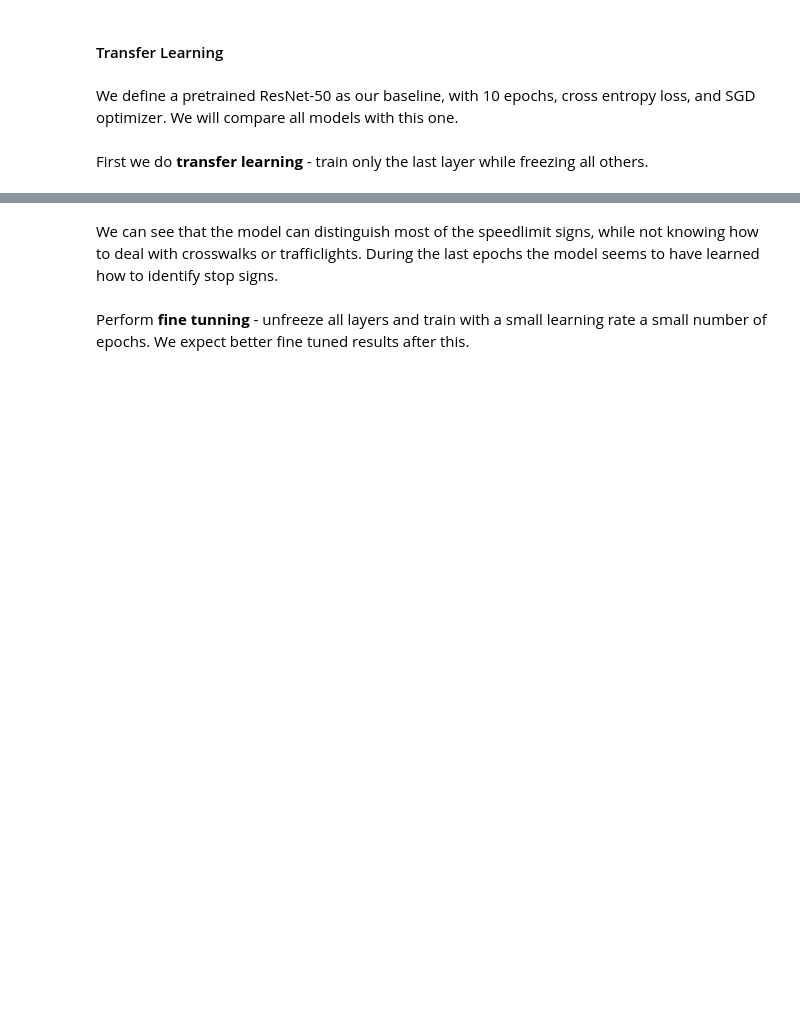
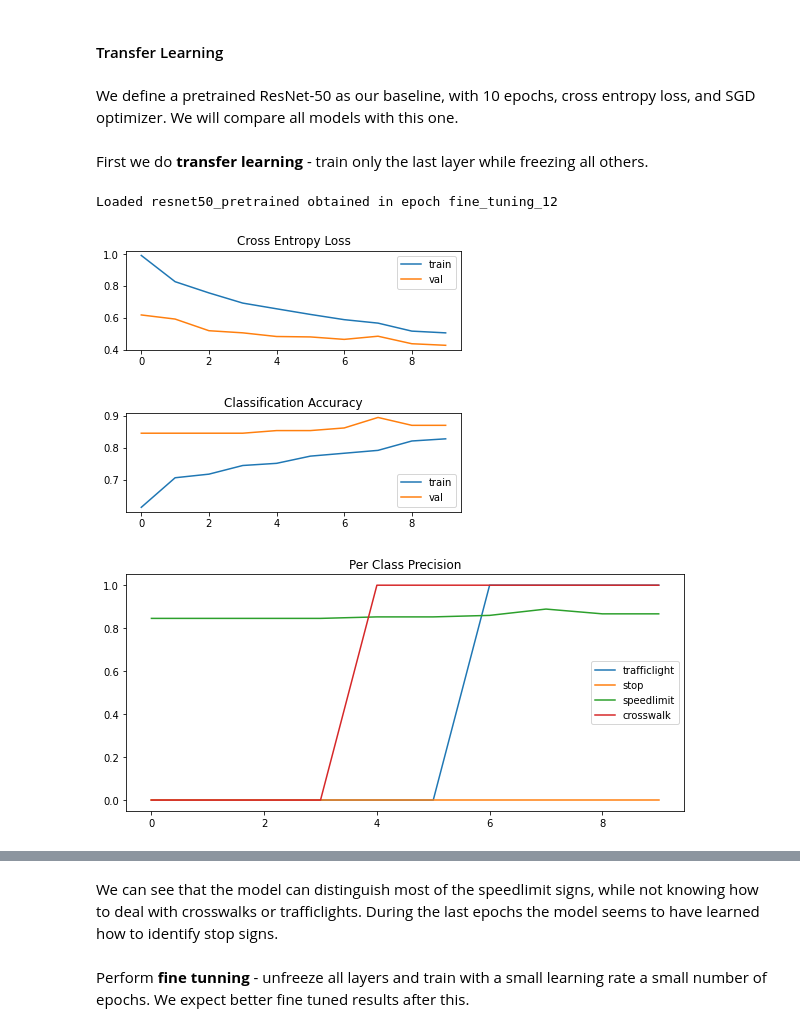
Before and after one commit to joaolucasmartins/VC2022, a Jupyter notebook: Part2/classification.ipynb, the cells around one changed output, grey strips where cells are left out. Saved outputs shown, nothing was run; the diff lists cells and outputs as text; code cells hidden in the pictures; blank space fills up the shorter version.

```diff
--- a/Part2/classification.ipynb
+++ b/Part2/classification.ipynb
@@ -181,9 +193,13 @@ def get_dataloaders(input_size, mean, std, transform_f):
     train_dataset = TrafficSignDataset(annotations_directory, train_images_filenames, images_directory, transform=train_transform)
     train_dataloader = DataLoader(train_dataset, batch_size=batch_size, shuffle=True, num_workers=num_workers, drop_last=True)
 
+    # Apply same transform for validation and test
     val_dataset = TrafficSignDataset(annotations_directory, val_images_filenames, images_directory, transform=val_transform)
     val_dataloader = DataLoader(val_dataset, batch_size=batch_size, shuffle=False, num_workers=num_workers, drop_last=False)
-    return train_dataloader, val_dataloader
+
+    test_dataset = TrafficSignDataset(annotations_directory, test_images_filenames, images_directory, transform=val_transform)
+    test_dataloader = DataLoader(val_dataset, batch_size=batch_size, shuffle=False, num_workers=num_workers, drop_last=False)
+    return train_dataloader, val_dataloader, test_dataloader
 # %% [markdown]
 Define device
 # %%
@@ -396,32 +412,23 @@ class ModelTrainer:
         elif hasattr(self.model, 'fc'):
             self.model.fc.weight.requires_grad = True
 
-    def visualize_model(self, val_dataloader, classes, num_images=6): # Adapted from https://pytorch.org/tutorials/beginner/transfer_learning_tutorial.html
-        was_training = self.model.training
+    def test(self, test_dataloader):
         self.model.eval()
-        images_so_far = 0
-        fig = plt.figure()
+        preds = []
+        actuals = []
 
         with torch.no_grad():
-            for i, (inputs, labels) in enumerate(val_dataloader):
-                inputs = inputs.to(self.device)
-                labels = labels.to(self.device)
+            for batch, (X, y) in enumerate(test_dataloader):
+                X, y = X.to(self.device), y.to(self.device)
 
-                outputs = self.model(inputs)
-                _, preds = torch.max(outputs, 1)
+                pred = self.model(X)
+                probs = F.softmax(pred, dim=1)
+                final_pred = torch.argmax(probs, dim=1)
+                preds.extend(final_pred.cpu().numpy())
+                actuals.extend(y.cpu().numpy())
 
-                for j in range(inputs.size()[0]):
-                    images_so_far += 1
-                    ax = plt.subplot(num_images//2, 2, images_so_far)
-                    ax.axis('off')
-                    class_names = list(classes.keys())
-                    ax.set_title(f'predicted: {class_names[preds[j]]}')
-                    cv.imshow(inputs.cpu().data[j])
-
-                    if images_so_far == num_images:
-                        self.model.train(mode=was_training)
-                        return
-            self.model.train(mode=was_training)
+        metrics = classification_report(actuals, preds, output_dict=True, zero_division=0)
+        return metrics
 # %% [markdown]
 The function bellow will plot the accuracy and loss of a training session
 # %%
@@ -481,7 +488,7 @@ ResNet-50 expects an input size of 224, and expects images to be normalized acco
 # %%
 input_size = 224
 mean, std =[0.485, 0.456, 0.406], [0.229, 0.224, 0.225]
-train_dataloader, val_dataloader = get_dataloaders(input_size, mean, std, transform_normalize)
+train_dataloader, val_dataloader, test_dataloader = get_dataloaders(input_size, mean, std, transform_normalize)
 # %% [markdown]
 Charactarize training and validation sets
 # %%
@@ -537,15 +544,20 @@ First we do **transfer learning** - train only the last layer while freezing all
 # %%
 resnet_trainer = ModelTrainer(resnet_trained, device)
 # Unfreeze all layers expect last
 resnet_trainer.freeze_layers()
 resnet_trainer.unfreeze_fc()
 
 # Training can be skipped by loading the best model until now
-load = False # Change this to False to force to retrain
+load = True # Change this to False to force to retrain
 if load:
     need_train = (load_model(resnet_trainer) == False)
 if not load or need_train:
     need_train = True
     resnet_trainer.train(train_dataloader, val_dataloader, "frozen")
 
 plotTrainingHistory(resnet_trainer.accuracies, "frozen")
+# %% [output]
+Loaded resnet50_pretrained obtained in epoch fine_tuning_12
+[figure, added]
+[figure, added]
+[figure, added]
```
Also changed, not shown: parts of 15 cells of this notebook, 2 other files.
